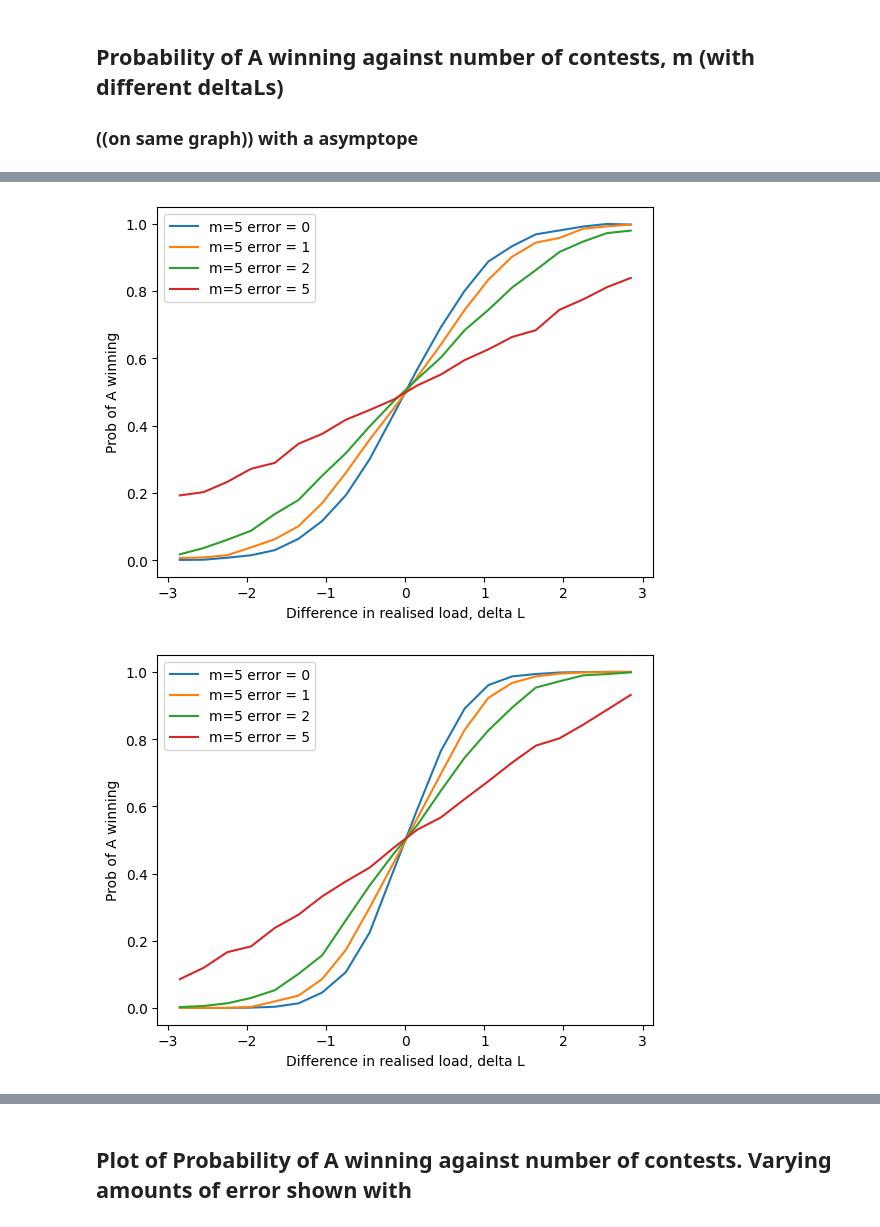
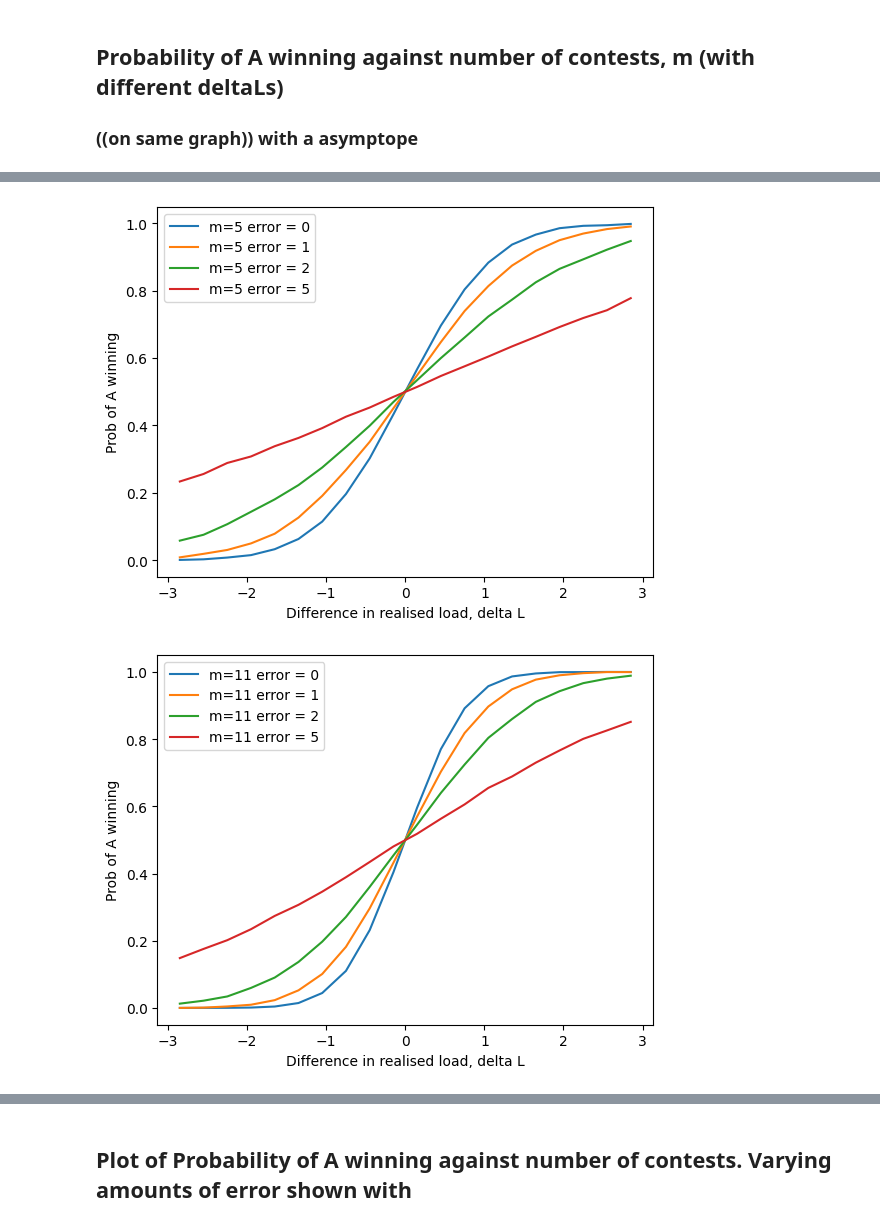
Before and after one commit to OrangeJack-et/multi_contest_sim, a Jupyter notebook: Experiments.ipynb, the cells around one changed output, grey strips where cells are left out. Cells and saved outputs as stored; diff of their text form; code cells hidden in the pictures.

```diff
--- a/Experiments.ipynb
+++ b/Experiments.ipynb
@@ -92,29 +93,29 @@ plt.show()
 # %%
-num_trials = 100000
+num_trials = 1000000
 error = 0
-# Plot_prob_against_Ldiff: (pop_size, num_trials, rep_contests, error)
+# Plot_prob_against_Ldiff: (pop_size, num_trials, rep_fights, error)
 centre_bin1, prob_bin_list1 = Population.Plot_prob_against_Ldiff(500, num_trials, 5, error)
 centre_bin2, prob_bin_list2 = Population.Plot_prob_against_Ldiff(500, num_trials, 5, 1)
 centre_bin3, prob_bin_list3 = Population.Plot_prob_against_Ldiff(500, num_trials, 5, 2)
 centre_bin4, prob_bin_list4 = Population.Plot_prob_against_Ldiff(500, num_trials, 5, 5)
 plt.plot(centre_bin1, prob_bin_list1, label='m=5 error = 0')
 plt.plot(centre_bin2, prob_bin_list2, label='m=5 error = 1')
 plt.plot(centre_bin3, prob_bin_list3, label='m=5 error = 2')
 plt.plot(centre_bin4, prob_bin_list4, label='m=5 error = 5')
 plt.xlabel('Difference in realised load, delta L')
 plt.ylabel('Prob of A winning')
 plt.legend()
 plt.show()
 # %% [output]
-[figure, old version]
+[figure, new version]
 # %%
-num_trials = 100000
+num_dominance_relationships = 1000000
 error = 0
-# Plot_prob_against_Ldiff: (pop_size, num_trials, rep_contests, error)
-centre_bin1, prob_bin_list1 = Population.Plot_prob_against_Ldiff(500, num_trials, 11, error)
-centre_bin2, prob_bin_list2 = Population.Plot_prob_against_Ldiff(500, num_trials, 11, 1)
-centre_bin3, prob_bin_list3 = Population.Plot_prob_against_Ldiff(500, num_trials, 11, 2)
-centre_bin4, prob_bin_list4 = Population.Plot_prob_against_Ldiff(500, num_trials, 11, 5)
+# Plot_prob_against_Ldiff: (pop_size, num_dominance_relationships, num_contests, error)
+centre_bin1, prob_bin_list1 = Population.Plot_prob_against_Ldiff(500, num_dominance_relationships, 11, error)
+centre_bin2, prob_bin_list2 = Population.Plot_prob_against_Ldiff(500, num_dominance_relationships, 11, 1)
+centre_bin3, prob_bin_list3 = Population.Plot_prob_against_Ldiff(500, num_dominance_relationships, 11, 2)
+centre_bin4, prob_bin_list4 = Population.Plot_prob_against_Ldiff(500, num_dominance_relationships, 11, 5)
 plt.plot(centre_bin1, prob_bin_list1, label='m=11 error = 0')
 plt.plot(centre_bin2, prob_bin_list2, label='m=11 error = 1')
 plt.plot(centre_bin3, prob_bin_list3, label='m=11 error = 2')
@@ -124,4 +125,4 @@ plt.ylabel('Prob of A winning')
 plt.legend()
 plt.show()
 # %% [output]
-[figure, old version]
+[figure, new version]
```
Also changed, not shown: parts of 9 cells of this notebook, 1 other file.
